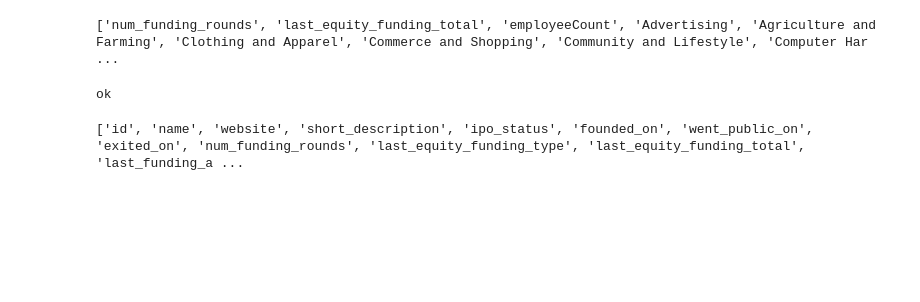
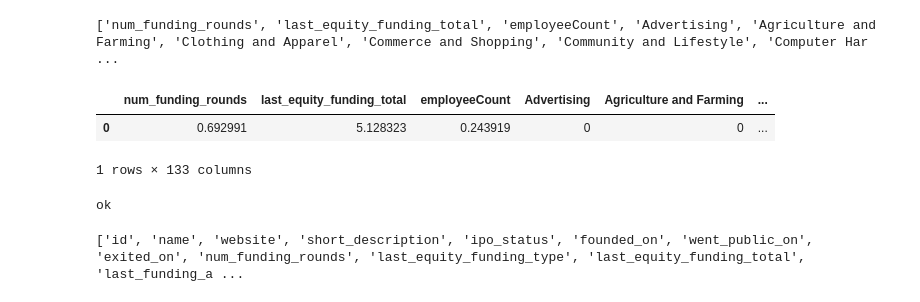
Before and after one commit to annabeldg/startup_project, a Jupyter notebook: notebooks/baptiste_input_transfo.ipynb, the cells around one changed output. Drawn from its saved outputs; the diff is of its cells as text; code cells hidden in the pictures; blank space fills up the shorter version.

```diff
--- a/notebooks/baptiste_input_transfo.ipynb
+++ b/notebooks/baptiste_input_transfo.ipynb
@@ -41,6 +66,12 @@ input_columns_new=df.columns.to_list()
 print(input_columns_new)
 # %% [output]
 ['num_funding_rounds', 'last_equity_funding_total', 'employeeCount', 'Advertising', 'Agriculture and Farming', 'Clothing and Apparel', 'Commerce and Shopping', 'Community and Lifestyle', 'Computer Har ...
+# %%
+df.head(5)
+# %% [output]
+|  | num_funding_rounds | last_equity_funding_total | employeeCount | Advertising | Agriculture and Farming | ... |
+| 0 | 0.692991 | 5.128323 | 0.243919 | 0 | 0 | ... |
+1 rows × 133 columns
 # %%
 if input_columns==input_columns_new:
     print('ok')
```
Also changed, not shown: parts of 8 cells of this notebook, 9 other files.
